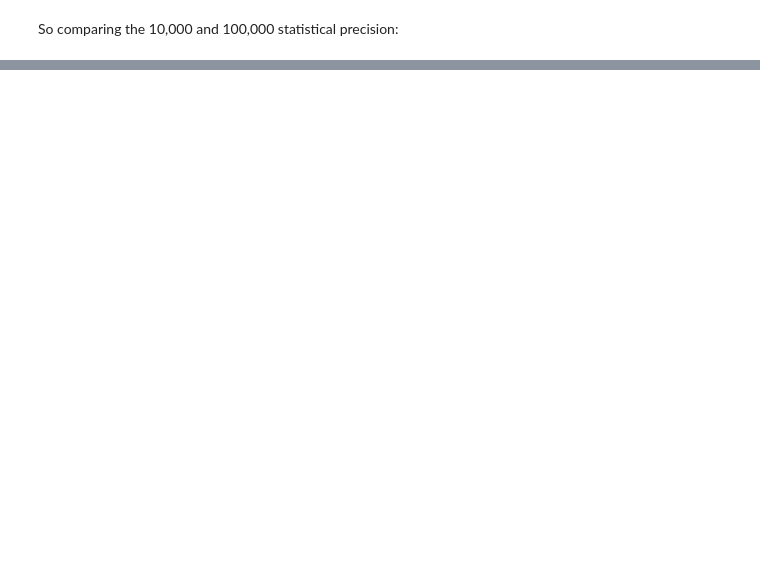
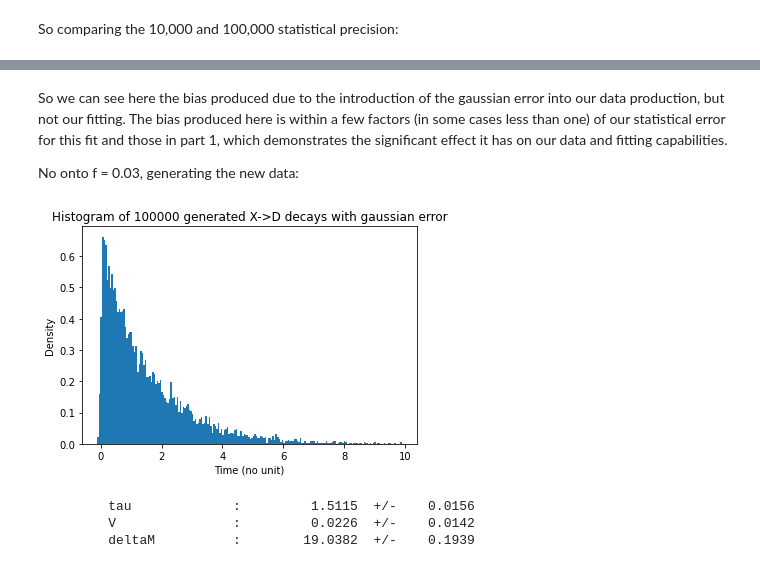
Before and after one commit to CasperMcTavish/DAML, a Jupyter notebook: P2-WAITON-S1739002.ipynb, the cells around one changed output, grey strips where cells are left out. Drawn from its saved outputs; the diff is of its cells as text; code cells hidden in the pictures; blank space fills up the shorter version.

```diff
--- a/P2-WAITON-S1739002.ipynb
+++ b/P2-WAITON-S1739002.ipynb
@@ -436,0 +428,20 @@ plt.show()
+# %% [markdown]
+So we can see here the bias produced due to the introduction of the gaussian error into our data production, but not our fitting. The bias produced here is within a few factors (in some cases less than one) of our statistical error for this fit and those in part 1, which demonstrates the significant effect it has on our data and fitting capabilities.
+
+No onto f = 0.03, generating the new data:
+# %%
+# Generate new data with our box_sim_gauss function, f = 0.03
+pdf_list = box_sim_gauss(10000, tau, V, deltaM, 10, 0.03)
+
+# plot histogram
+plot_hist("Histogram of 100000 generated X->D decays with gaussian error", pdf_list)
+# %% [output]
+[figure, added]
+# %%
+# Apply minuit and show results
+p = minuit_process(nll_decay)
+showIminuitResult(("tau","V","deltaM"), p)
+# %% [output]
+         tau             :         1.5115  +/-    0.0156
+         V               :         0.0226  +/-    0.0142
+         deltaM          :        19.0382  +/-    0.1939
```
Also changed, not shown: parts of 66 cells of this notebook.
